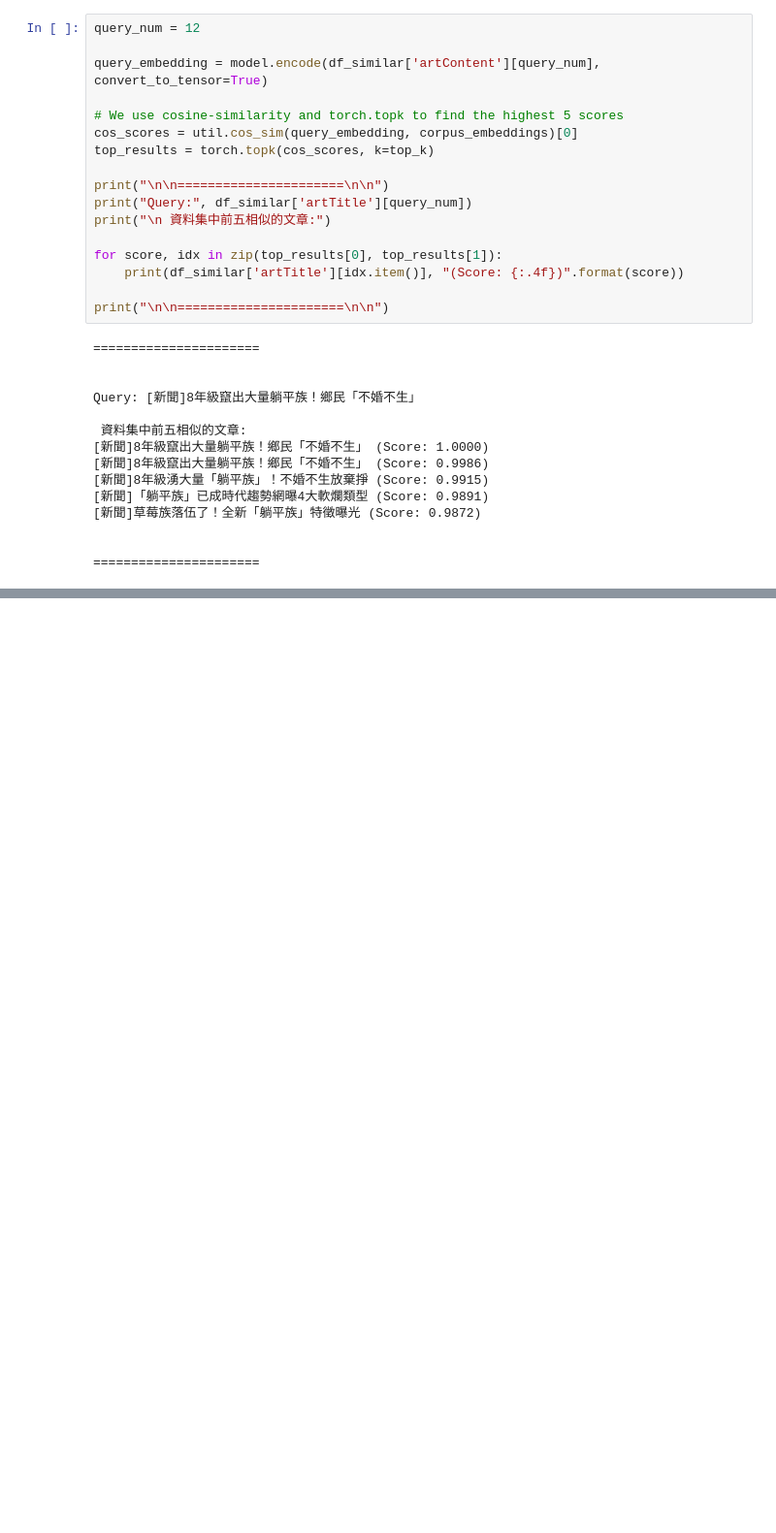
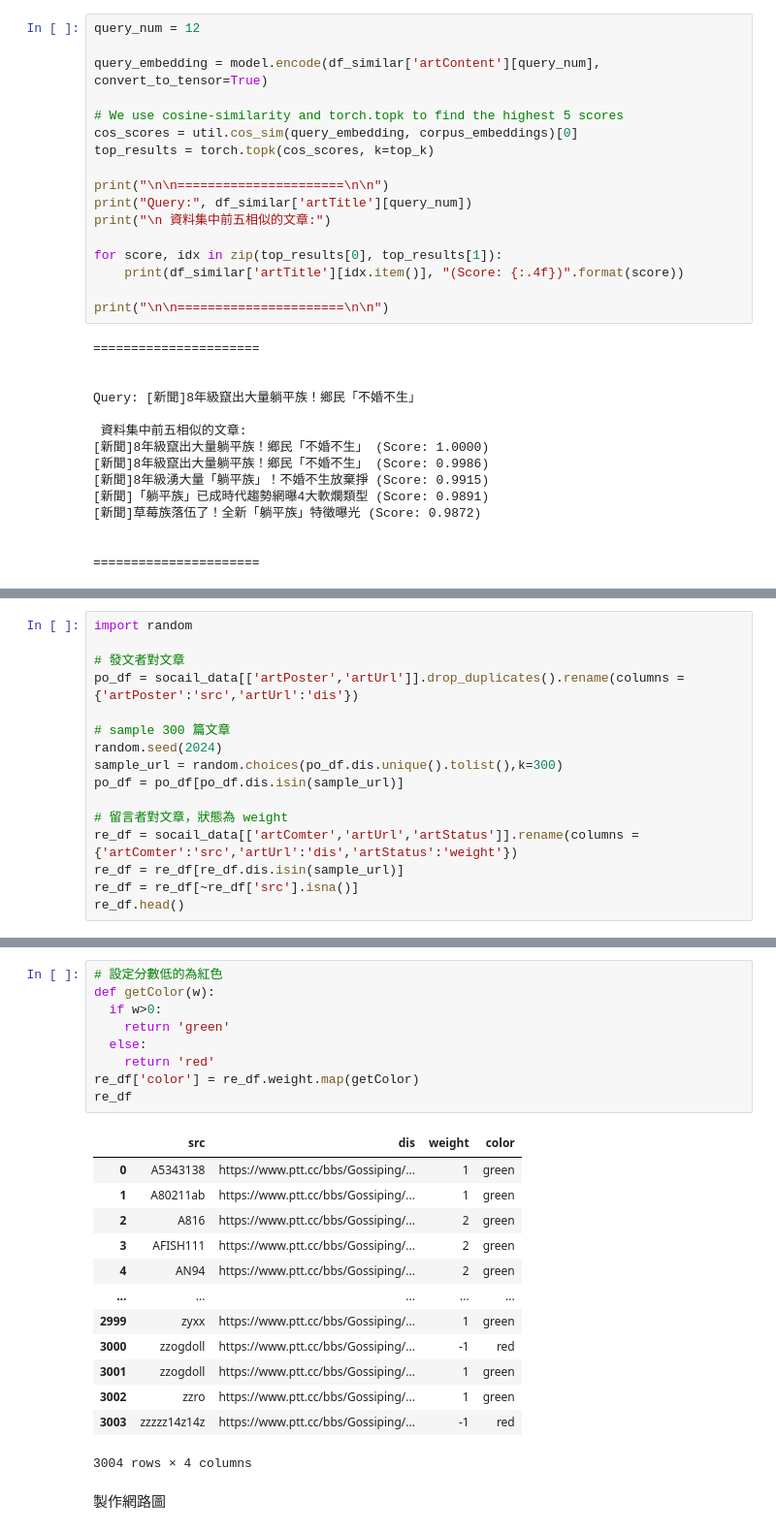
Before and after one commit to BillWu0222/Text_mining, a Jupyter notebook: Lie_Flat_Project/final_project.ipynb, the cells around one changed output, grey strips where cells are left out. Shown at 97% size. Cells and saved outputs as stored; diff of their text form; blank space fills up the shorter version.

```diff
--- a/Lie_Flat_Project/final_project.ipynb
+++ b/Lie_Flat_Project/final_project.ipynb
@@ -931,0 +971,16 @@ Query: [新聞]8年級竄出大量躺平族！鄉民「不婚不生」
+# %%
+import random
+
+# 發文者對文章
+po_df = socail_data[['artPoster','artUrl']].drop_duplicates().rename(columns = {'artPoster':'src','artUrl':'dis'})
+
+# sample 300 篇文章
+random.seed(2024)
+sample_url = random.choices(po_df.dis.unique().tolist(),k=300)
+po_df = po_df[po_df.dis.isin(sample_url)]
+
+# 留言者對文章，狀態為 weight
+re_df = socail_data[['artComter','artUrl','artStatus']].rename(columns = {'artComter':'src','artUrl':'dis','artStatus':'weight'})
+re_df = re_df[re_df.dis.isin(sample_url)]
+re_df = re_df[~re_df['src'].isna()]
+re_df.head()
@@ -931,0 +1022,25 @@ Query: [新聞]8年級竄出大量躺平族！鄉民「不婚不生」
+# %%
+# 設定分數低的為紅色
+def getColor(w):
+  if w>0:
+    return 'green'
+  else:
+    return 'red'
+re_df['color'] = re_df.weight.map(getColor)
+re_df
+# %% [output]
+|  | src | dis | weight | color |
+| 0 | A5343138 | https://www.ptt.cc/bbs/Gossiping/... | 1 | green |
+| 1 | A80211ab | https://www.ptt.cc/bbs/Gossiping/... | 1 | green |
+| 2 | A816 | https://www.ptt.cc/bbs/Gossiping/... | 2 | green |
+| 3 | AFISH111 | https://www.ptt.cc/bbs/Gossiping/... | 2 | green |
+| 4 | AN94 | https://www.ptt.cc/bbs/Gossiping/... | 2 | green |
+| ... | ... | ... | ... | ... |
+| 2999 | zyxx | https://www.ptt.cc/bbs/Gossiping/... | 1 | green |
+| 3000 | zzogdoll | https://www.ptt.cc/bbs/Gossiping/... | -1 | red |
+| 3001 | zzogdoll | https://www.ptt.cc/bbs/Gossiping/... | 1 | green |
+| 3002 | zzro | https://www.ptt.cc/bbs/Gossiping/... | 1 | green |
+| 3003 | zzzzz14z14z | https://www.ptt.cc/bbs/Gossiping/... | -1 | red |
+3004 rows × 4 columns
+# %% [markdown]
+製作網路圖
```
Also changed, not shown: parts of 60 cells of this notebook, 4 other files.
